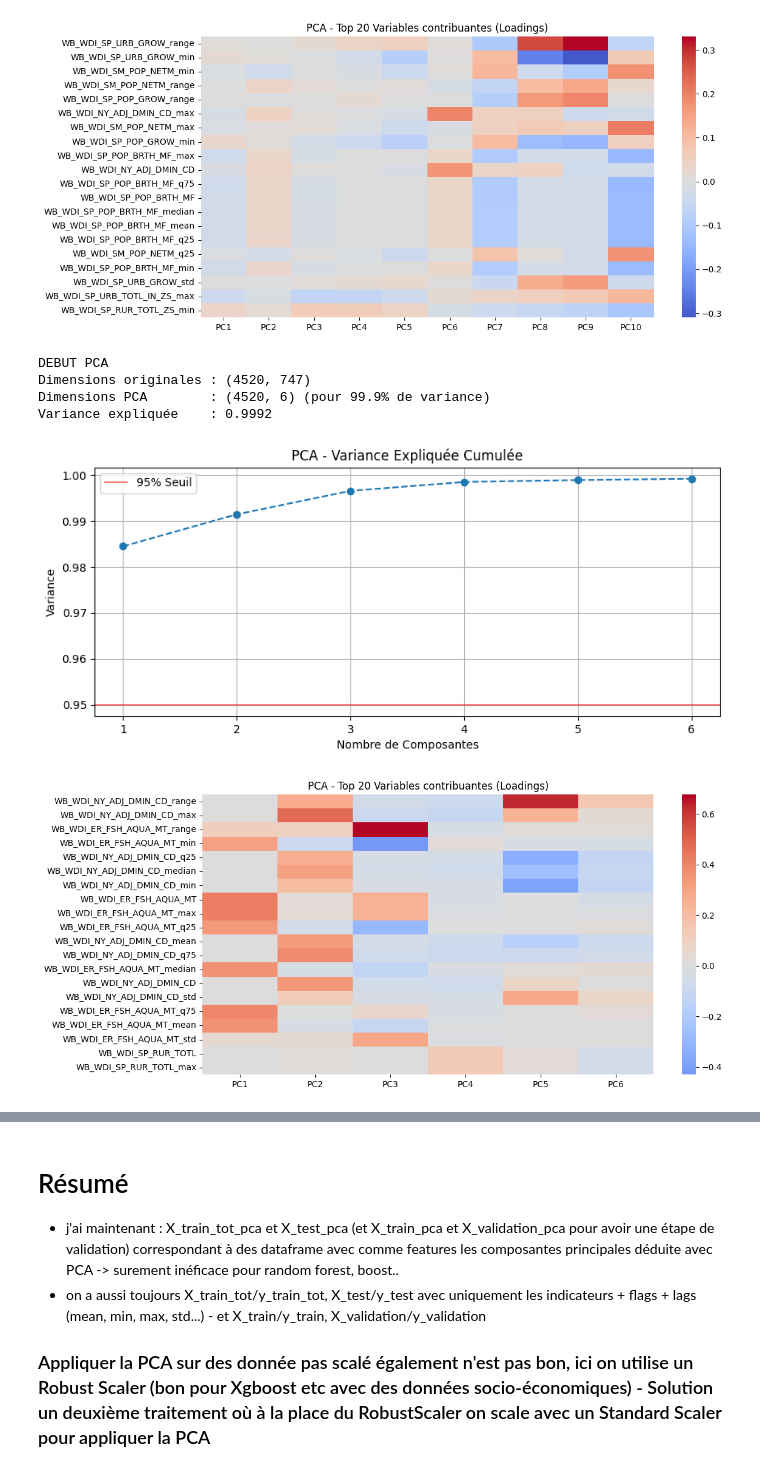
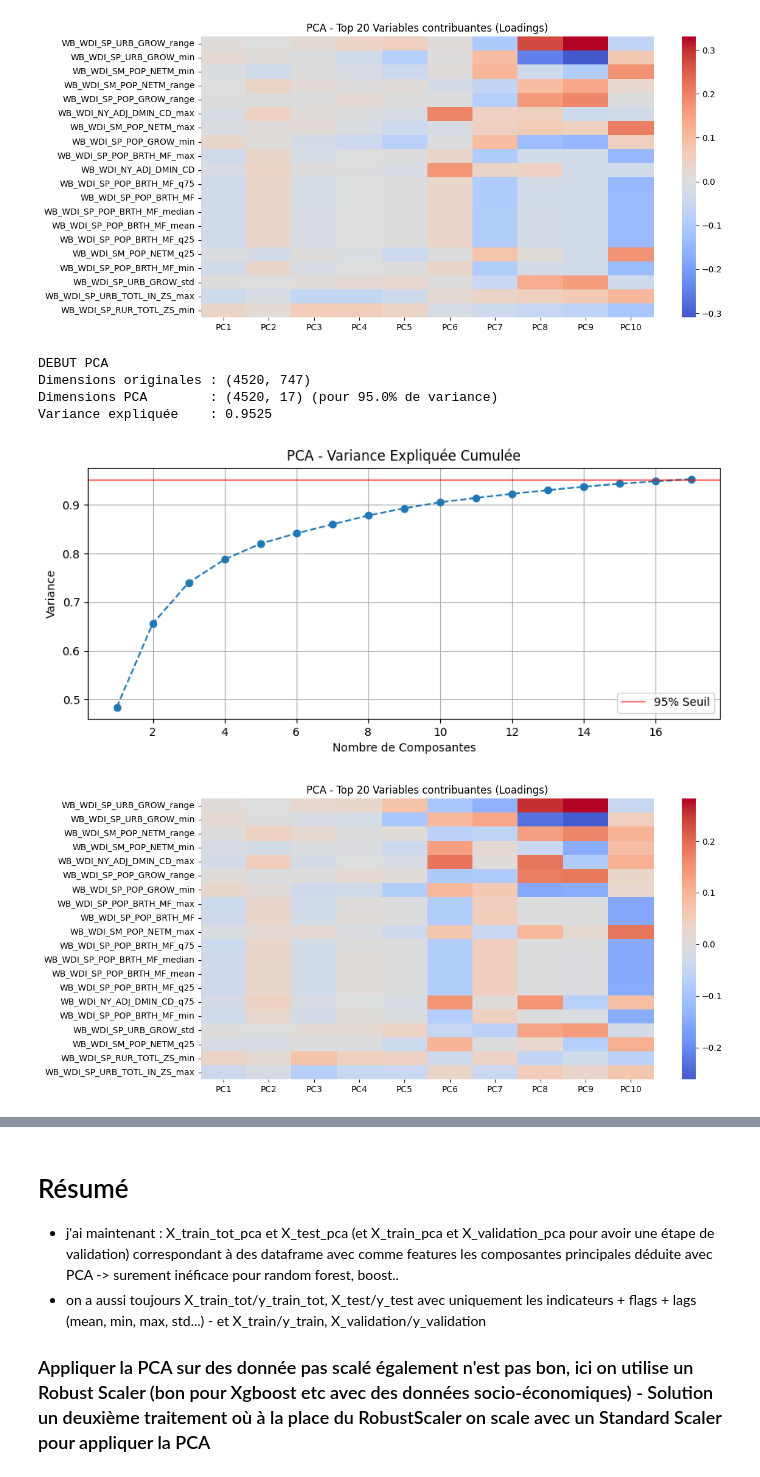
Before and after one commit to RaphaelMld/ConflictPrediction, a Jupyter notebook: timeSeries/preprocessTimeSeries.ipynb, the cells around one changed output, grey strips where cells are left out. Cells and saved outputs as stored; diff of their text form; code cells hidden in the pictures.

```diff
--- a/timeSeries/preprocessTimeSeries.ipynb
+++ b/timeSeries/preprocessTimeSeries.ipynb
@@ -273,6 +339,8 @@ def temporal_interpolation_per_country(df):
     on process sur le dataset de train et de test séparément
     """
     dfInterpole = df.copy()
+
+
     # Conversion TIME_PERIOD en Datetime pour pouvoir utiliser la méthode "time" de interpolate
     dfInterpole["TIME_PERIOD"] = pd.to_datetime(dfInterpole["TIME_PERIOD"], format='%Y')
     # on le met en index
@@ -283,16 +351,16 @@ def temporal_interpolation_per_country(df):
     #  Interpolation temporelle
     interpolated = (
         dfInterpole.groupby("REF_AREA")[col_to_interp]
-        .apply(lambda g: g.interpolate(method="time", limit_direction='both', limit=5))
+        .apply(lambda g: g.sort_index().interpolate(method="time", limit_direction='both', limit=5))
     )
-    # ça créer des multi-index, donc on retirer REF_AREA
+    # ça créer des multiindex, donc on retirer REF_AREA
     dfInterpole[col_to_interp] = interpolated.droplevel(0)
     print("Après time :", dfInterpole[col_to_interp].isna().sum().sum())
 
-    # Dans le cas où la méthode "time" n'a pas pu tout interpoler (pas assez de point, des points isolés..)
+    # Dans le cas où la méthode time n'a pas pu tout interpoler (pas assez de point, des points isolés..)
     interpolated = (
         dfInterpole.groupby("REF_AREA")[col_to_interp]
-        .apply(lambda g: g.interpolate(method="linear", limit_direction='both'))
+        .apply(lambda g: g.sort_index().interpolate(method="linear", limit_direction='both'))
     )
     dfInterpole[col_to_interp] = interpolated.droplevel(0)
     print("Après linear :", dfInterpole[col_to_interp].isna().sum().sum())
@@ -422,7 +488,7 @@ cols_to_scale = [
 ]
 
 train_tot_scaledStandard, test_scaledStandard = StandardisationStandard(train_tot_interpolated,test_interpolated, cols_to_scale)
-train_scaledStandard, validation_scaledStandard = StandardisationRobust(train_interpolated,validation_interpolated, cols_to_scale)
+train_scaledStandard, validation_scaledStandard = StandardisationStandard(train_interpolated,validation_interpolated, cols_to_scale)
 # %%
 ## affichage pour montrer qu'on garde la même distribution avec les outliers, mais en réduisant l'echelle
 col = 'WB_WDI_NY_ADJ_DMIN_CD'
@@ -659,24 +761,24 @@ y_train shape: (4520,)
 
 def applyPCA(X_train, X_test, cols_to_drop, n_components=0.95):
     """
-    Applique la PCA, visualise les résultats et renvoie les données transformées.
+    Applique la PCA, visualise les résultats et renvoie les données transformées
 
     Args:
-        n_components: float (0.95) pour garder 95% de variance, ou int (ex: 5) pour fixer le nombre.
+        n_components: float (0.95) pour garder 95% de variance
     """
     print("DEBUT PCA")
 
-    # 1. Nettoyage : On retire les colonnes techniques
+    # Nettoyage : On retire les colonnes spécifiées
     X_train_clean = X_train.drop(columns=cols_to_drop)
     X_test_clean = X_test.drop(columns=cols_to_drop)
 
-    # 2. Calcul PCA
-    pca = PCA(n_components=n_components, random_state=42)
+    # Calcul PCA
+    pca = PCA(n_components=n_components, random_state=random_seed)
 
     X_train_pca = pca.fit_transform(X_train_clean)
     X_test_pca = pca.transform(X_test_clean)
 
-    # 3. Création des DataFrames propres (On garde l'INDEX d'origine)
+    # Création des DataFrames propres (On garde l'index d'origine)
     pca_cols = [f"PC{i+1}" for i in range(X_train_pca.shape[1])]
 
     df_train_pca = pd.DataFrame(X_train_pca, columns=pca_cols, index=X_train.index)
@@ -688,7 +790,7 @@ def applyPCA(X_train, X_test, cols_to_drop, n_components=0.95):
 
     # visualisation
 
-    # A. Variance Cumulée
+    # A-Variance Cumulée
     plt.figure(figsize=(10, 4))
     cumulative_variance = pca.explained_variance_ratio_.cumsum()
     plt.plot(range(1, len(cumulative_variance)+1), cumulative_variance, marker='o', linestyle='--')
@@ -738,19 +840,18 @@ Dimensions PCA        : (5650, 16) (pour 95.0% de variance)
 Variance expliquée    : 0.9527
 [figure]
 [figure]
-# %%
-# avec 95 % de variance expliquée, on a une seule composante principale, on augmente donc un peu pour avoir un peu plus d'information
-
-X_train_pca, X_validation_pca, pca_model = applyPCA(
-    X_trainStandard,
-    X_validationStandard,
-    cols_to_drop=cols_not_pca,
-    n_components=0.999
-)
-# %% [output]
-DEBUT PCA
-Dimensions originales : (4520, 747)
-Dimensions PCA        : (4520, 6) (pour 99.9% de variance)
-Variance expliquée    : 0.9992
-[figure, removed]
-[figure, removed]
+# %%
+
+X_train_pca, X_validation_pca, pca_modelValidation = applyPCA(
+    X_trainStandard,
+    X_validationStandard,
+    cols_to_drop=cols_not_pca,
+    n_components=0.95
+)
+# %% [output]
+DEBUT PCA
+Dimensions originales : (4520, 747)
+Dimensions PCA        : (4520, 17) (pour 95.0% de variance)
+Variance expliquée    : 0.9525
+[figure, added]
+[figure, added]
```
Also changed, not shown: parts of 67 cells of this notebook, 2 other files.
